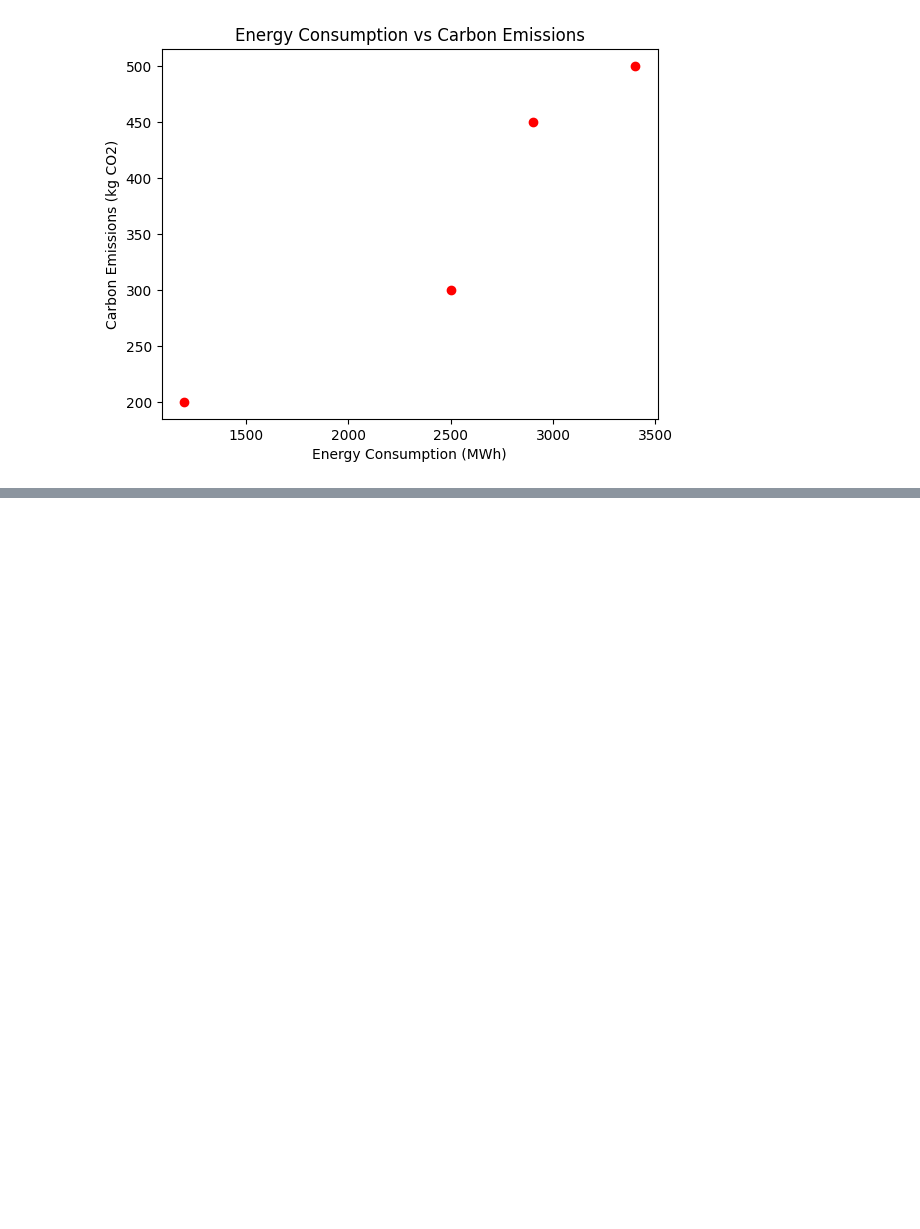
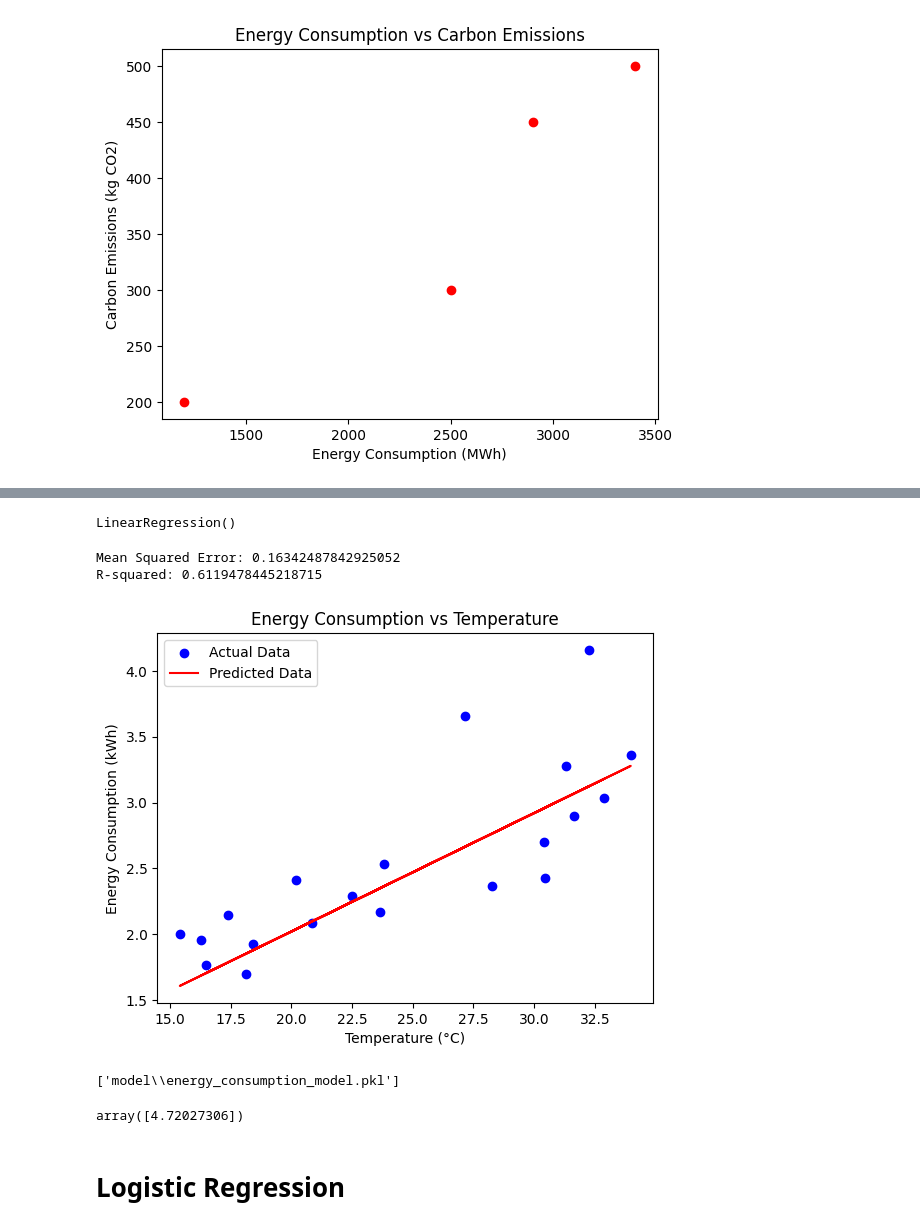
Before and after one commit to DevanshuSawarkar/Advanced_Green_and_AI_Skills_Workshop, a Jupyter notebook: 1_basics_of_python.ipynb, the cells around one changed output, grey strips where cells are left out. Drawn from its saved outputs; the diff is of its cells as text; code cells hidden in the pictures; blank space fills up the shorter version.

```diff
--- a/1_basics_of_python.ipynb
+++ b/1_basics_of_python.ipynb
@@ -1068,0 +1111,35 @@ plt.show()
+# %%
+X_train, X_test, y_train, y_test = train_test_split(X, y, test_size=0.2, random_state=42)
+# %%
+model = LinearRegression()
+# %%
+model.fit(X_train, y_train)
+# %% [output]
+LinearRegression()
+# %%
+y_pred = model.predict(X_test)
+# %%
+mse = mean_squared_error(y_test, y_pred)
+print(f"Mean Squared Error: {mse}")
+r2 = r2_score(y_test, y_pred)
+print(f"R-squared: {r2}")
+# Plotting the results
+# %% [output]
+Mean Squared Error: 0.16342487842925052
+R-squared: 0.6119478445218715
+# %%
+plt.scatter(X_test, y_test, color='blue', label='Actual Data')
+plt.plot(X_test, y_pred, color='red', label='Predicted Data')
+plt.title('Energy Consumption vs Temperature')
+plt.xlabel('Temperature (°C)')
+plt.ylabel('Energy Consumption (kWh)')
+plt.legend()
+plt.show()
+# %% [output]
+[figure, added]
+# %%
+import joblib
+# Save the model to a file
+joblib.dump(model, r'model\energy_consumption_model.pkl')
+# %% [output]
+['model\\energy_consumption_model.pkl']
@@ -1068,0 +1148,6 @@ plt.show()
+# %%
+model.predict([[50]])  # Example prediction for 25°C
+# %% [output]
+array([4.72027306])
+# %% [markdown]
+# Logistic Regression
```
Also changed, not shown: parts of 47 cells of this notebook, 3 other files.
